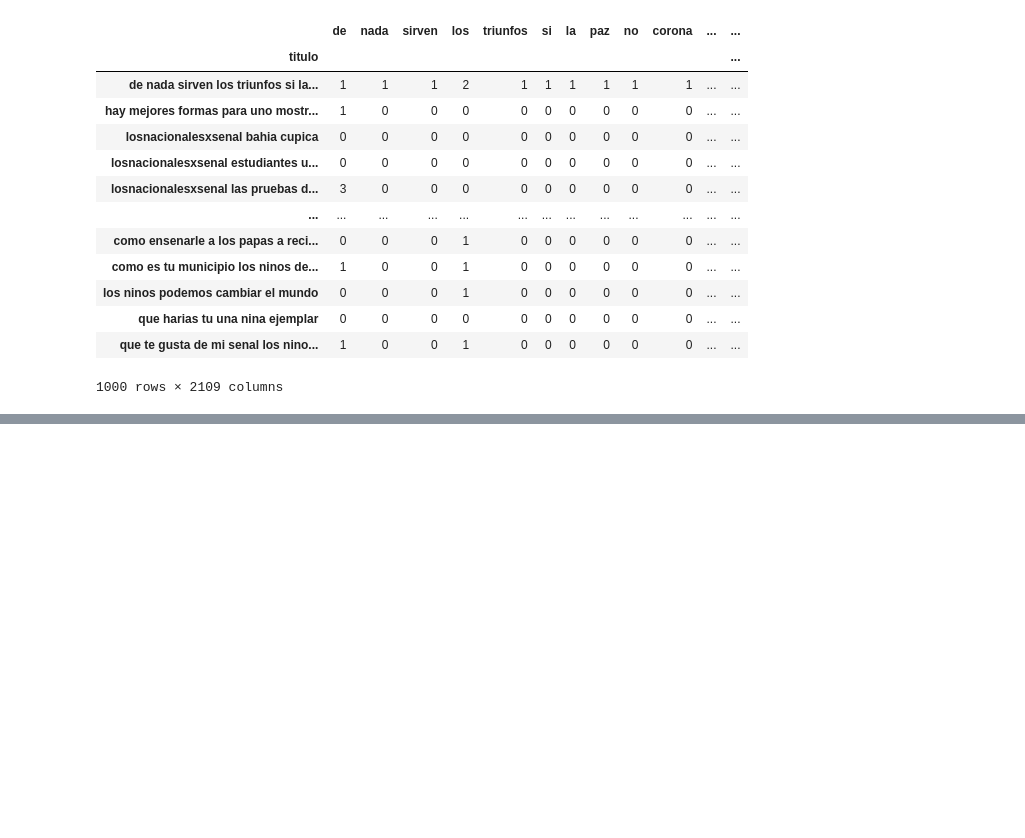
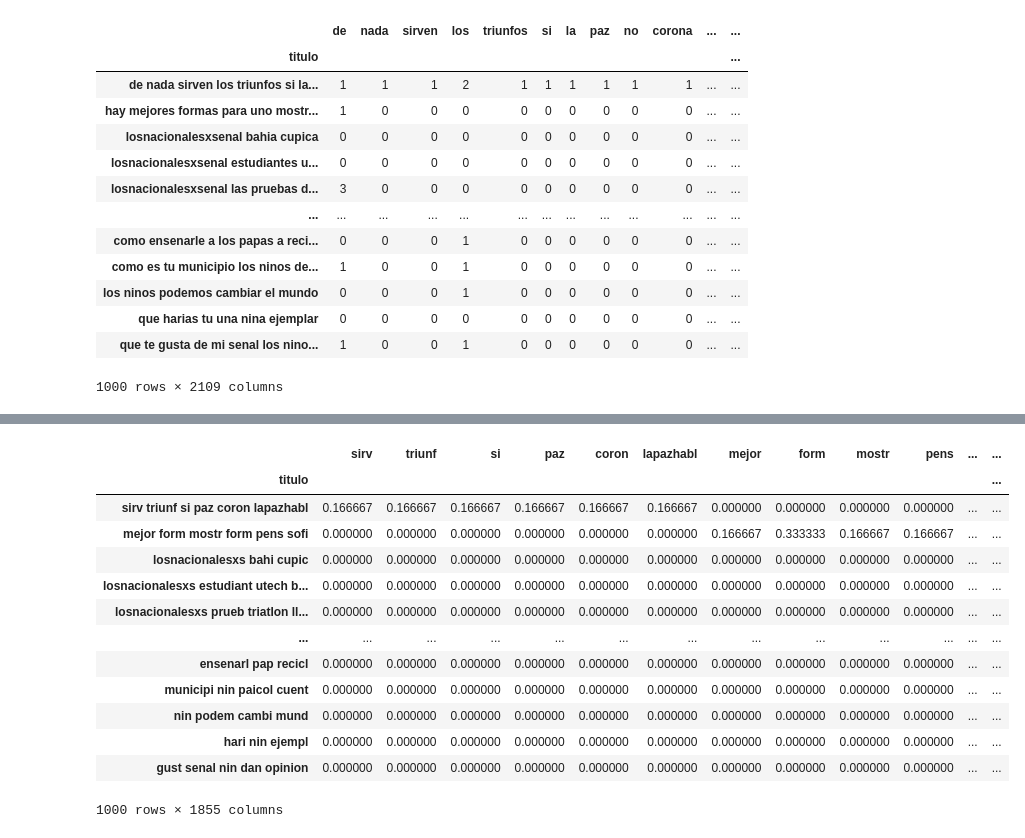
Before and after one commit to devBorisG/Estadistica-III, a Jupyter notebook: Tarea 4/Categorias.ipynb, the cells around one changed output, grey strips where cells are left out. Drawn from its saved outputs; the diff is of its cells as text; code cells hidden in the pictures; blank space fills up the shorter version.

```diff
--- a/Tarea 4/Categorias.ipynb
+++ b/Tarea 4/Categorias.ipynb
@@ -203,0 +306,23 @@ df_matriz_frecuencia
+# %%
+df_matriz_frecuencia = df_matriz_frecuencia.astype(float)
+for indice, fila in df_matriz_frecuencia.iterrows():
+    for palabra in df_matriz_frecuencia.columns:
+        titulo_interno = fila.name
+        titulo_interno_vector = titulo_interno.split()
+        df_matriz_frecuencia.at[titulo_interno,palabra] = (titulo_interno_vector.count(palabra))/len(titulo_interno_vector)
+df_matriz_frecuencia
+# %% [output]
+|  | sirv | triunf | si | paz | coron | lapazhabl | mejor | form | mostr | pens | ... | ... |
+| titulo |  |  |  |  |  |  |  |  |  |  |  | ... |
+| sirv triunf si paz coron lapazhabl | 0.166667 | 0.166667 | 0.166667 | 0.166667 | 0.166667 | 0.166667 | 0.000000 | 0.000000 | 0.000000 | 0.000000 | ... | ... |
+| mejor form mostr form pens sofi | 0.000000 | 0.000000 | 0.000000 | 0.000000 | 0.000000 | 0.000000 | 0.166667 | 0.333333 | 0.166667 | 0.166667 | ... | ... |
+| losnacionalesxs bahi cupic | 0.000000 | 0.000000 | 0.000000 | 0.000000 | 0.000000 | 0.000000 | 0.000000 | 0.000000 | 0.000000 | 0.000000 | ... | ... |
+| losnacionalesxs estudiant utech b... | 0.000000 | 0.000000 | 0.000000 | 0.000000 | 0.000000 | 0.000000 | 0.000000 | 0.000000 | 0.000000 | 0.000000 | ... | ... |
+| losnacionalesxs prueb triatlon ll... | 0.000000 | 0.000000 | 0.000000 | 0.000000 | 0.000000 | 0.000000 | 0.000000 | 0.000000 | 0.000000 | 0.000000 | ... | ... |
+| ... | ... | ... | ... | ... | ... | ... | ... | ... | ... | ... | ... | ... |
+| ensenarl pap recicl | 0.000000 | 0.000000 | 0.000000 | 0.000000 | 0.000000 | 0.000000 | 0.000000 | 0.000000 | 0.000000 | 0.000000 | ... | ... |
+| municipi nin paicol cuent | 0.000000 | 0.000000 | 0.000000 | 0.000000 | 0.000000 | 0.000000 | 0.000000 | 0.000000 | 0.000000 | 0.000000 | ... | ... |
+| nin podem cambi mund | 0.000000 | 0.000000 | 0.000000 | 0.000000 | 0.000000 | 0.000000 | 0.000000 | 0.000000 | 0.000000 | 0.000000 | ... | ... |
+| hari nin ejempl | 0.000000 | 0.000000 | 0.000000 | 0.000000 | 0.000000 | 0.000000 | 0.000000 | 0.000000 | 0.000000 | 0.000000 | ... | ... |
+| gust senal nin dan opinion | 0.000000 | 0.000000 | 0.000000 | 0.000000 | 0.000000 | 0.000000 | 0.000000 | 0.000000 | 0.000000 | 0.000000 | ... | ... |
+1000 rows × 1855 columns
```
Also changed, not shown: parts of 9 cells of this notebook.
